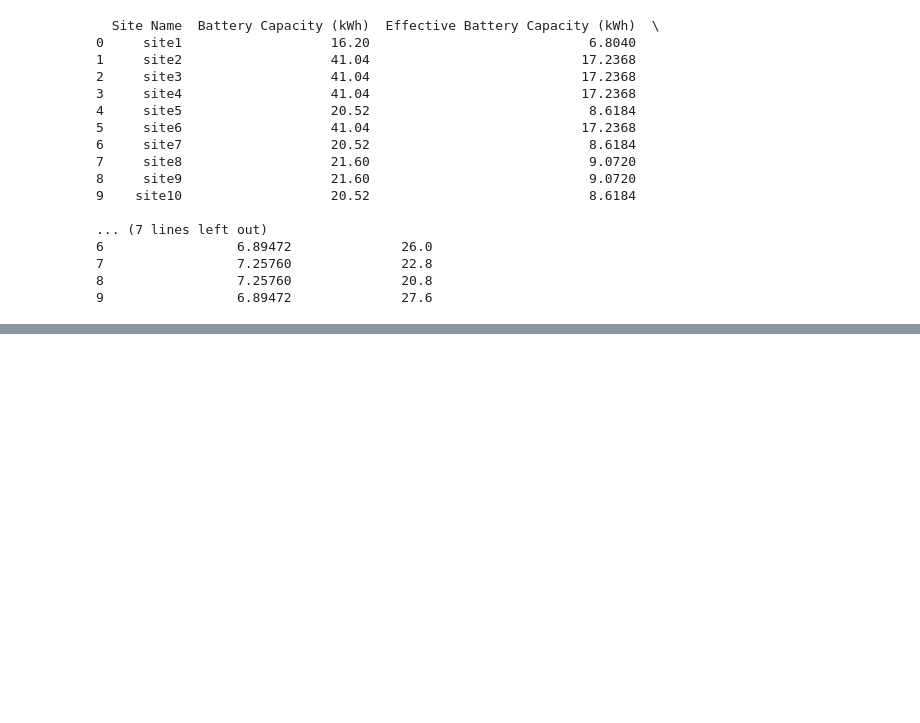
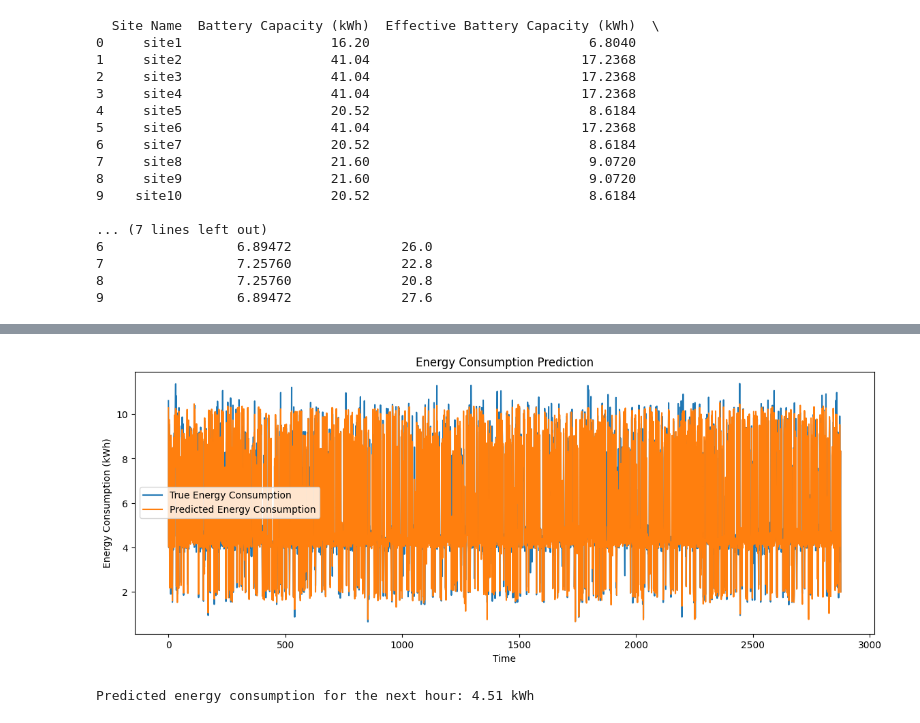
Before and after one commit to AlfredBaraka/Smart-Energy-Supply-Scheduling-for-Green-Telecom-Challenge, a Jupyter notebook: notebooks/data_explorations.ipynb, the cells around one changed output, grey strips where cells are left out. Saved outputs shown, nothing was run; the diff lists cells and outputs as text; code cells hidden in the pictures; blank space fills up the shorter version.

Commit message:
Model Trained

```diff
--- a/notebooks/data_explorations.ipynb
+++ b/notebooks/data_explorations.ipynb
@@ -287,0 +416,64 @@ sp_df
+# %%
+import torch
+import numpy as np
+import matplotlib.pyplot as plt
+
+# Set the model to evaluation mode
+model.eval()
+y_pred = []
+y_true = []
+
+with torch.no_grad():
+    for batch_x, batch_y in test_loader:
+        # Ensure correct input shape
+        batch_x = batch_x.view(-1, seq_length, input_size).to(torch.float32)
+        batch_y = batch_y.view(-1).to(torch.float32)
+
+        # Forward pass
+        outputs = model(batch_x)
+        y_pred.extend(outputs.squeeze().tolist())
+        y_true.extend(batch_y.tolist())
+
+
+
+y_pred = (np.array(y_pred).reshape(-1, 1))
+y_true = (np.array(y_true).reshape(-1, 1))
+
+# Plot results
+plt.figure(figsize=(14, 5))
+plt.plot(y_true, label='True Energy Consumption')
+plt.plot(y_pred, label='Predicted Energy Consumption')
+plt.title('Energy Consumption Prediction')
+plt.xlabel('Time')
+plt.ylabel('Energy Consumption (kWh)')
+plt.legend()
+plt.show()
+# %% [output]
+[figure, added]
+# %%
+import torch
+import numpy as np
+
+# Assume your model is already trained and available as 'model'
+model.eval()
+
+# Past two hours of readings
+past_hours = np.array([5.1, 5.7], dtype=np.float32)
+
+
+
+# Reshape for the model: [batch_size, seq_length, input_size]
+input_data = torch.tensor(past_hours.reshape(1, -1, 1), dtype=torch.float32)
+
+# Forward pass to predict the next value
+with torch.no_grad():
+    prediction = model(input_data)
+
+# Convert prediction to numpy array and inverse transform if needed
+predicted_value = prediction.item()
+
+
+
+print(f'Predicted energy consumption for the next hour: {predicted_value:.2f} kWh')
+# %% [output]
+Predicted energy consumption for the next hour: 4.51 kWh
```
Also changed, not shown: parts of 16 cells of this notebook, 7 other files.
